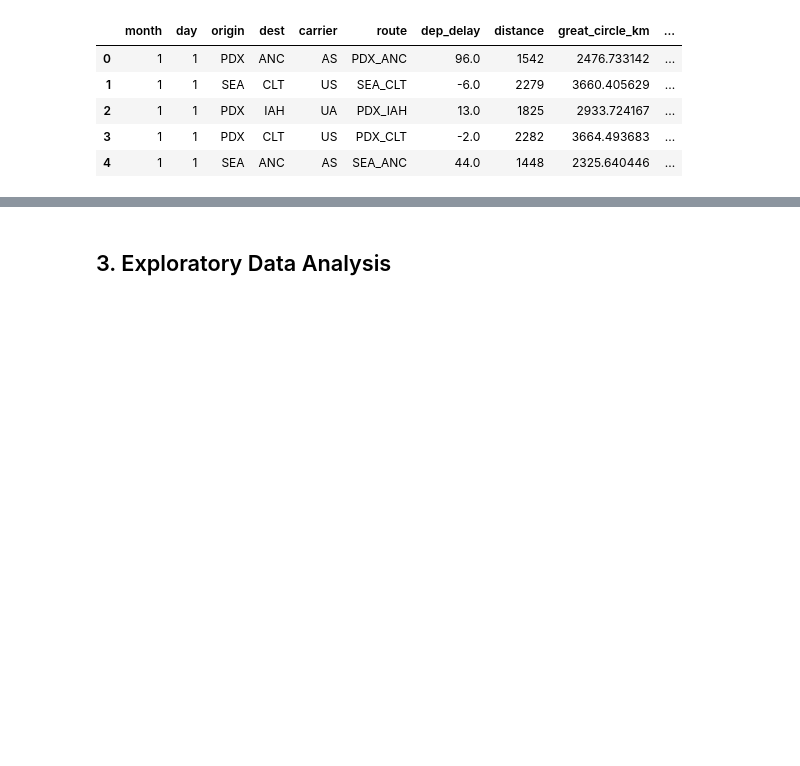
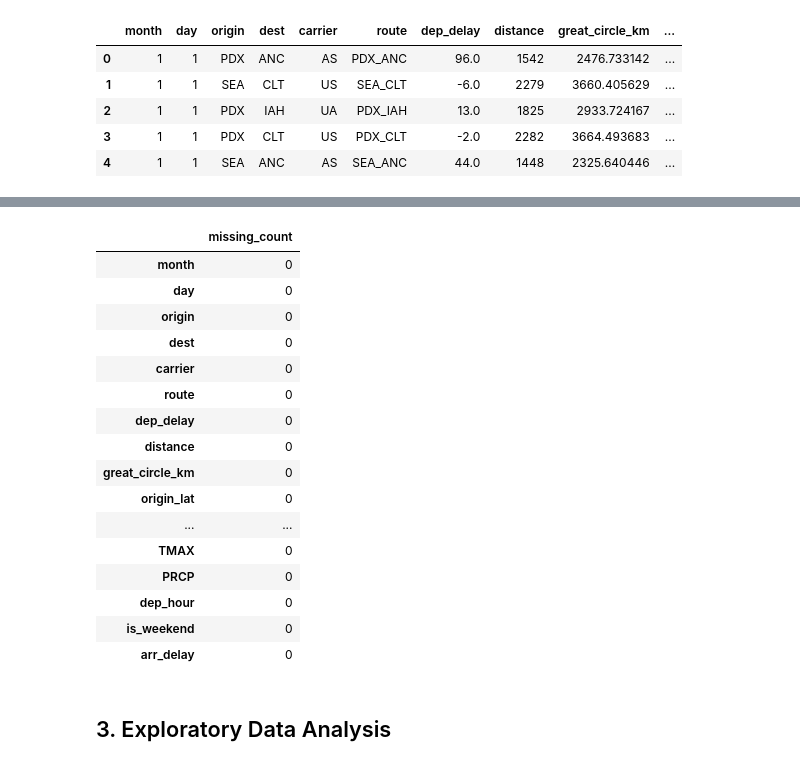
Before and after one commit to yilingx-333/flight-delay-prediction, a Jupyter notebook: src/results.ipynb, the cells around one changed output, grey strips where cells are left out. Cells and saved outputs as stored; diff of their text form; code cells hidden in the pictures; blank space fills up the shorter version.

```diff
--- a/src/results.ipynb
+++ b/src/results.ipynb
@@ -121,6 +68,28 @@ None
 | 50% | 2.000000 | 16.000000 | -2.000000 | 978.000000 | 1576.099851 | 47.449001 | -122.308998 | 37.618999 | -117.190002 | ... |
 | 75% | 3.000000 | 23.000000 | 5.000000 | 1616.000000 | 2597.050924 | 47.449001 | -122.308998 | 40.692501 | -97.669899 | ... |
 | max | 3.000000 | 31.000000 | 298.000000 | 2724.000000 | 4379.461985 | 47.449001 | -122.308998 | 64.815102 | -71.005203 | ... |
+# %%
+# AI generated:
+missing = df.isna().sum().sort_values(ascending=False)
+display(missing.to_frame("missing_count"))
+# %% [output]
+|  | missing_count |
+| month | 0 |
+| day | 0 |
+| origin | 0 |
+| dest | 0 |
+| carrier | 0 |
+| route | 0 |
+| dep_delay | 0 |
+| distance | 0 |
+| great_circle_km | 0 |
+| origin_lat | 0 |
+| ... | ... |
+| TMAX | 0 |
+| PRCP | 0 |
+| dep_hour | 0 |
+| is_weekend | 0 |
+| arr_delay | 0 |
 # %% [markdown]
 ## 3. Exploratory Data Analysis
 # %%
```
Also changed, not shown: parts of 12 cells of this notebook, 9 other files.
